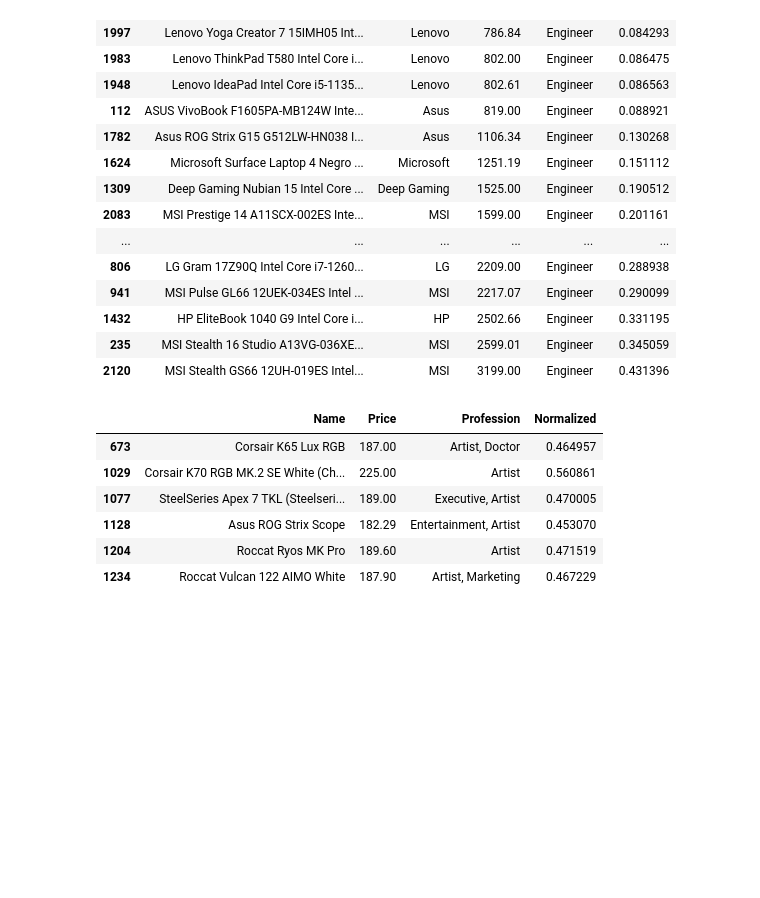
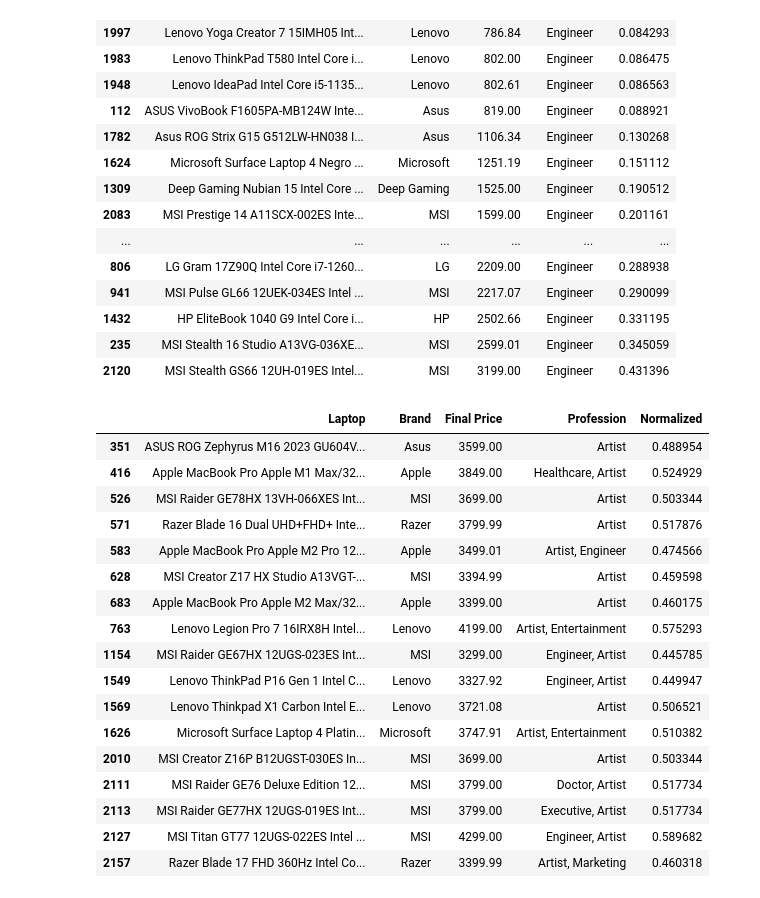
Before and after one commit to norm4nn/Snus-Solutions, a Jupyter notebook: datasets.ipynb, the cells around one changed output. Drawn from its saved outputs; the diff is of its cells as text; code cells hidden in the pictures; blank space fills up the shorter version.

```diff
--- a/datasets.ipynb
+++ b/datasets.ipynb
@@ -262,28 +262,44 @@ recommend2(customer)[0]
 | 1432 | HP EliteBook 1040 G9 Intel Core i... | HP | 2502.66 | Engineer | 0.331195 |
 | 235 | MSI Stealth 16 Studio A13VG-036XE... | MSI | 2599.01 | Engineer | 0.345059 |
 | 2120 | MSI Stealth GS66 12UH-019ES Intel... | MSI | 3199.00 | Engineer | 0.431396 |
-# %%
-customer = Customer(funds=0.52, power=0.62, profession="Artist")
-
-def recommend3(customer: Customer):
-    st_dev = np.std(laptops["Normalized"])*customer.power
-    pred_l = laptops[laptops["Profession"].str.contains(customer.profession)]
-    pred_l = pred_l[pred_l["Normalized"] > customer.funds-st_dev]
-    pred_l = pred_l[pred_l["Normalized"] < customer.funds+st_dev]
-
-    st_dev = np.std(keyboards["Normalized"])*customer.power
-    pred_k = keyboards[keyboards["Profession"].str.contains(customer.profession)]
-    pred_k = pred_k[pred_k["Normalized"] > customer.funds-st_dev]
-    pred_k = pred_k[pred_k["Normalized"] < customer.funds+st_dev]
-
-    return pred_k, pred_l
-
-recommend3(customer)[0]
-# %% [output]
-|  | Name | Price | Profession | Normalized |
-| 673 | Corsair K65 Lux RGB | 187.00 | Artist, Doctor | 0.464957 |
-| 1029 | Corsair K70 RGB MK.2 SE White (Ch... | 225.00 | Artist | 0.560861 |
-| 1077 | SteelSeries Apex 7 TKL (Steelseri... | 189.00 | Executive, Artist | 0.470005 |
-| 1128 | Asus ROG Strix Scope | 182.29 | Entertainment, Artist | 0.453070 |
-| 1204 | Roccat Ryos MK Pro | 189.60 | Artist | 0.471519 |
-| 1234 | Roccat Vulcan 122 AIMO White | 187.90 | Artist, Marketing | 0.467229 |
+# %%
+customer = Customer(funds=0.52, power=0.62, profession="Artist")
+
+
+def recommend_products(customer: Customer, *args):
+    if not isinstance(customer, Customer):
+        raise ValueError("Input must be a Customer object")
+
+    def filter_products(products):
+        st_dev = np.std(products["Normalized"]) * customer.power
+        pred_products = products[products["Profession"].str.contains(customer.profession)]
+        pred_products = pred_products[(pred_products["Normalized"] > customer.funds - st_dev) & (pred_products["Normalized"] < customer.funds + st_dev)]
+        return pred_products
+
+    """pred_laptops = filter_products(laptops)
+    pred_keyboards = filter_products(keyboards)"""
+
+    predictions = [filter_products(arg) for arg in args]
+
+    return predictions
+
+recommend_products(customer, laptops, keyboards)[0]
+# %% [output]
+|  | Laptop | Brand | Final Price | Profession | Normalized |
+| 351 | ASUS ROG Zephyrus M16 2023 GU604V... | Asus | 3599.00 | Artist | 0.488954 |
+| 416 | Apple MacBook Pro Apple M1 Max/32... | Apple | 3849.00 | Healthcare, Artist | 0.524929 |
+| 526 | MSI Raider GE78HX 13VH-066XES Int... | MSI | 3699.00 | Artist | 0.503344 |
+| 571 | Razer Blade 16 Dual UHD+FHD+ Inte... | Razer | 3799.99 | Artist | 0.517876 |
+| 583 | Apple MacBook Pro Apple M2 Pro 12... | Apple | 3499.01 | Artist, Engineer | 0.474566 |
+| 628 | MSI Creator Z17 HX Studio A13VGT-... | MSI | 3394.99 | Artist | 0.459598 |
+| 683 | Apple MacBook Pro Apple M2 Max/32... | Apple | 3399.00 | Artist | 0.460175 |
+| 763 | Lenovo Legion Pro 7 16IRX8H Intel... | Lenovo | 4199.00 | Artist, Entertainment | 0.575293 |
+| 1154 | MSI Raider GE67HX 12UGS-023ES Int... | MSI | 3299.00 | Engineer, Artist | 0.445785 |
+| 1549 | Lenovo ThinkPad P16 Gen 1 Intel C... | Lenovo | 3327.92 | Engineer, Artist | 0.449947 |
+| 1569 | Lenovo Thinkpad X1 Carbon Intel E... | Lenovo | 3721.08 | Artist | 0.506521 |
+| 1626 | Microsoft Surface Laptop 4 Platin... | Microsoft | 3747.91 | Artist, Entertainment | 0.510382 |
+| 2010 | MSI Creator Z16P B12UGST-030ES In... | MSI | 3699.00 | Artist | 0.503344 |
+| 2111 | MSI Raider GE76 Deluxe Edition 12... | MSI | 3799.00 | Doctor, Artist | 0.517734 |
+| 2113 | MSI Raider GE77HX 12UGS-019ES Int... | MSI | 3799.00 | Executive, Artist | 0.517734 |
+| 2127 | MSI Titan GT77 12UGS-022ES Intel ... | MSI | 4299.00 | Engineer, Artist | 0.589682 |
+| 2157 | Razer Blade 17 FHD 360Hz Intel Co... | Razer | 3399.99 | Artist, Marketing | 0.460318 |
```
Also changed, not shown: 1 other file.
